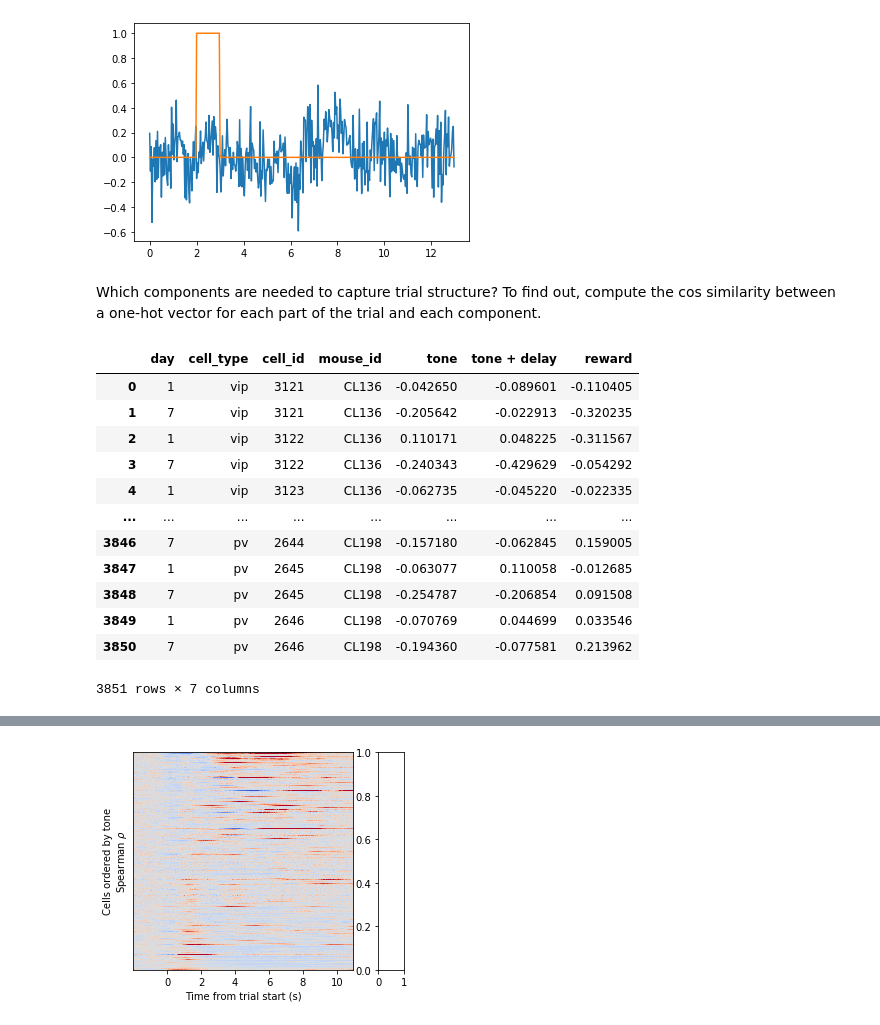
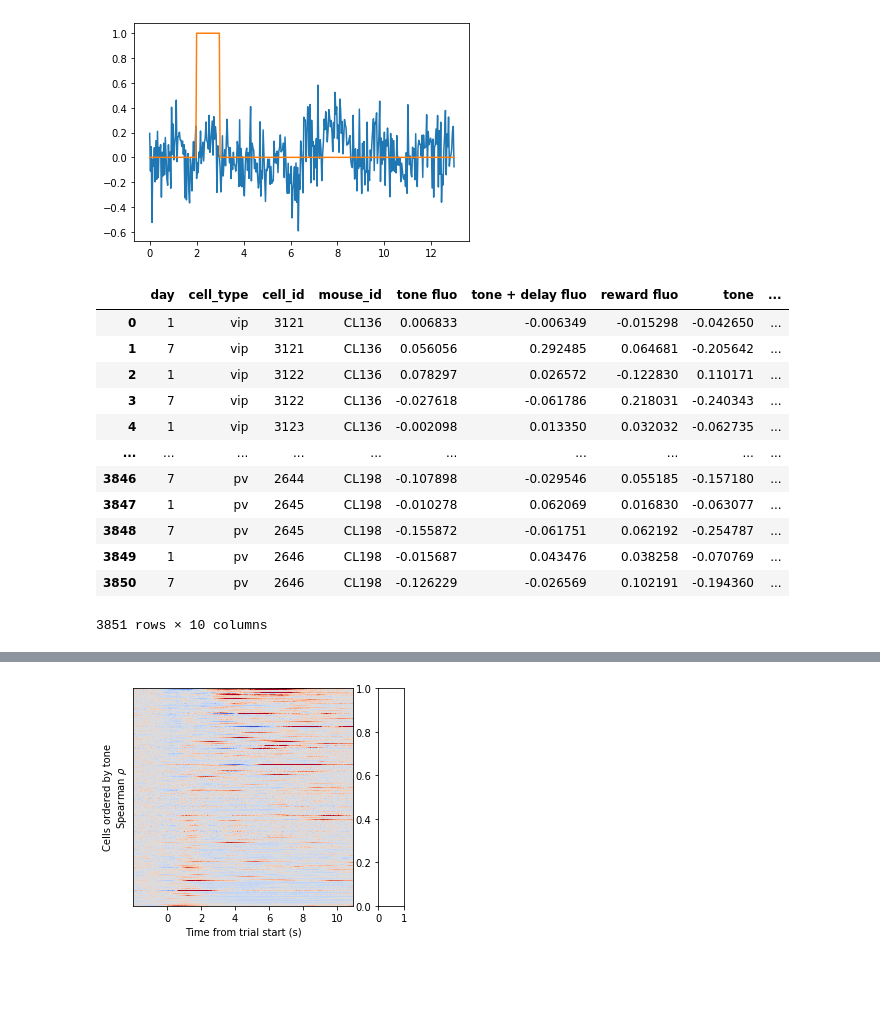
Before and after one commit to nauralcodinglab/interneuron-reward, a Jupyter notebook: notebooks/evolving_trial_structure_projections.ipynb, the cells around one changed output, grey strips where cells are left out. Saved outputs shown, nothing was run; the diff lists cells and outputs as text; code cells hidden in the pictures; blank space fills up the shorter version.

```diff
--- a/notebooks/evolving_trial_structure_projections.ipynb
+++ b/notebooks/evolving_trial_structure_projections.ipynb
@@ -109,39 +119,47 @@ plt.plot(trial_structure.time, trial_structure.tone)
 # %% [output]
 [<matplotlib.lines.Line2D at 0x...>]
 [figure]
-# %% [markdown]
-Which components are needed to capture trial structure? To find out, compute the cos similarity between a one-hot vector for each part of the trial and each component.
 # %%
-mean_fluorescence = {
+spearman_corr = {
     'tone': corr.vectorized_spearman_corr(average_traces, trial_structure.tone),
     'tone + delay': corr.vectorized_spearman_corr(average_traces, trial_structure.tone + trial_structure.delay),
     'reward': corr.vectorized_spearman_corr(average_traces, trial_structure.reward),
 }
+
+mean_fluorescence = {
+    lab: average_traces[:, trial_component].sum(axis=1) / trial_component.sum()
+    for lab, trial_component in {
+        'tone fluo': trial_structure.tone,
+        'tone + delay fluo': trial_structure.tone + trial_structure.delay,
+        'reward fluo': trial_structure.reward
+    }.items()
+}
 # %%
 mean_fluo_df = pd.DataFrame(
     {
         'day': days,
         'cell_type': cell_types,
         'cell_id': cell_ids,
         'mouse_id': mouse_ids,
-        **mean_fluorescence
+        **mean_fluorescence,
+        **spearman_corr
     }
 )
 mean_fluo_df
 # %% [output]
-|  | day | cell_type | cell_id | mouse_id | tone | tone + delay | reward |
-| 0 | 1 | vip | 3121 | CL136 | -0.042650 | -0.089601 | -0.110405 |
-| 1 | 7 | vip | 3121 | CL136 | -0.205642 | -0.022913 | -0.320235 |
-| 2 | 1 | vip | 3122 | CL136 | 0.110171 | 0.048225 | -0.311567 |
-| 3 | 7 | vip | 3122 | CL136 | -0.240343 | -0.429629 | -0.054292 |
-| 4 | 1 | vip | 3123 | CL136 | -0.062735 | -0.045220 | -0.022335 |
-| ... | ... | ... | ... | ... | ... | ... | ... |
-| 3846 | 7 | pv | 2644 | CL198 | -0.157180 | -0.062845 | 0.159005 |
-| 3847 | 1 | pv | 2645 | CL198 | -0.063077 | 0.110058 | -0.012685 |
-| 3848 | 7 | pv | 2645 | CL198 | -0.254787 | -0.206854 | 0.091508 |
-| 3849 | 1 | pv | 2646 | CL198 | -0.070769 | 0.044699 | 0.033546 |
-| 3850 | 7 | pv | 2646 | CL198 | -0.194360 | -0.077581 | 0.213962 |
+|  | day | cell_type | cell_id | mouse_id | tone fluo | tone + delay fluo | reward fluo | tone | ... |
+| 0 | 1 | vip | 3121 | CL136 | 0.006833 | -0.006349 | -0.015298 | -0.042650 | ... |
+| 1 | 7 | vip | 3121 | CL136 | 0.056056 | 0.292485 | 0.064681 | -0.205642 | ... |
+| 2 | 1 | vip | 3122 | CL136 | 0.078297 | 0.026572 | -0.122830 | 0.110171 | ... |
+| 3 | 7 | vip | 3122 | CL136 | -0.027618 | -0.061786 | 0.218031 | -0.240343 | ... |
+| 4 | 1 | vip | 3123 | CL136 | -0.002098 | 0.013350 | 0.032032 | -0.062735 | ... |
+| ... | ... | ... | ... | ... | ... | ... | ... | ... | ... |
+| 3846 | 7 | pv | 2644 | CL198 | -0.107898 | -0.029546 | 0.055185 | -0.157180 | ... |
+| 3847 | 1 | pv | 2645 | CL198 | -0.010278 | 0.062069 | 0.016830 | -0.063077 | ... |
+| 3848 | 7 | pv | 2645 | CL198 | -0.155872 | -0.061751 | 0.062192 | -0.254787 | ... |
+| 3849 | 1 | pv | 2646 | CL198 | -0.015687 | 0.043476 | 0.038258 | -0.070769 | ... |
+| 3850 | 7 | pv | 2646 | CL198 | -0.126229 | -0.026569 | 0.102191 | -0.194360 | ... |
-3851 rows × 7 columns
+3851 rows × 10 columns
 # %%
 mean_fluo_df.describe()
 # %% [output]
```
Also changed, not shown: parts of 9 cells of this notebook, 2 other files.
